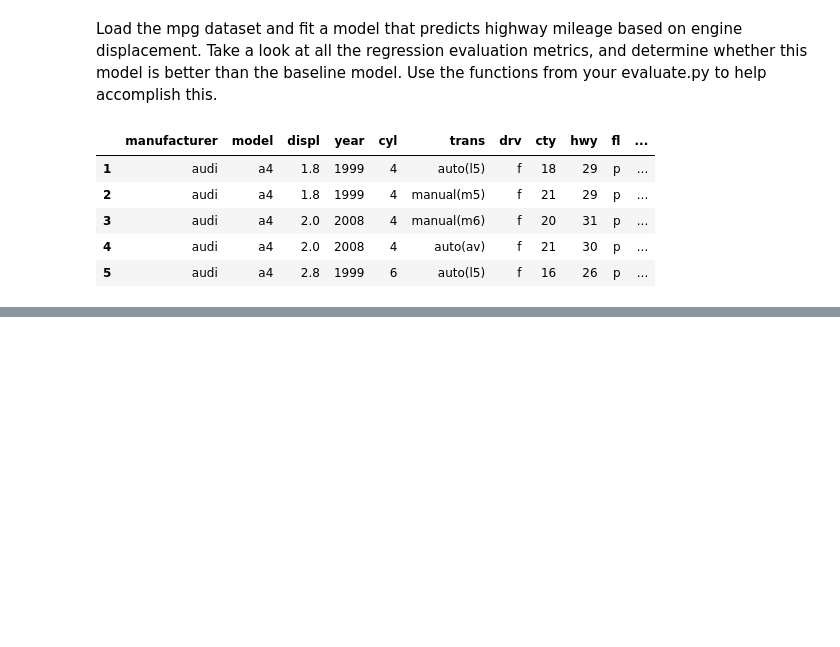
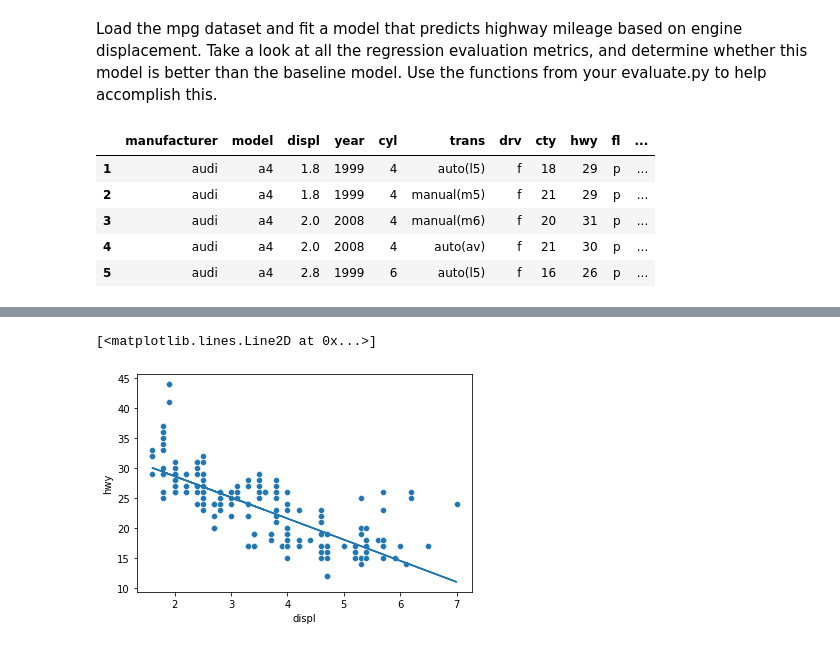
Before and after one commit to malachi-hale/Regression-exercises, a Jupyter notebook: evaluate.ipynb, the cells around one changed output, grey strips where cells are left out. Saved outputs shown, nothing was run; the diff lists cells and outputs as text; code cells hidden in the pictures; blank space fills up the shorter version.

```diff
--- a/evaluate.ipynb
+++ b/evaluate.ipynb
@@ -288,0 +294,12 @@ mpg.head()
+# %%
+lm_2 = LinearRegression(normalize=True)
+# %%
+lm_2.fit(mpg[['displ']], mpg.hwy)
+
+yhat = lm_2.predict(mpg[['displ']])
+# %%
+sns.scatterplot(x = mpg.displ, y = mpg.hwy)
+plt.plot(mpg.displ, yhat)
+# %% [output]
+[<matplotlib.lines.Line2D at 0x...>]
+[figure, added]
```
Also changed, not shown: parts of 4 cells of this notebook.
